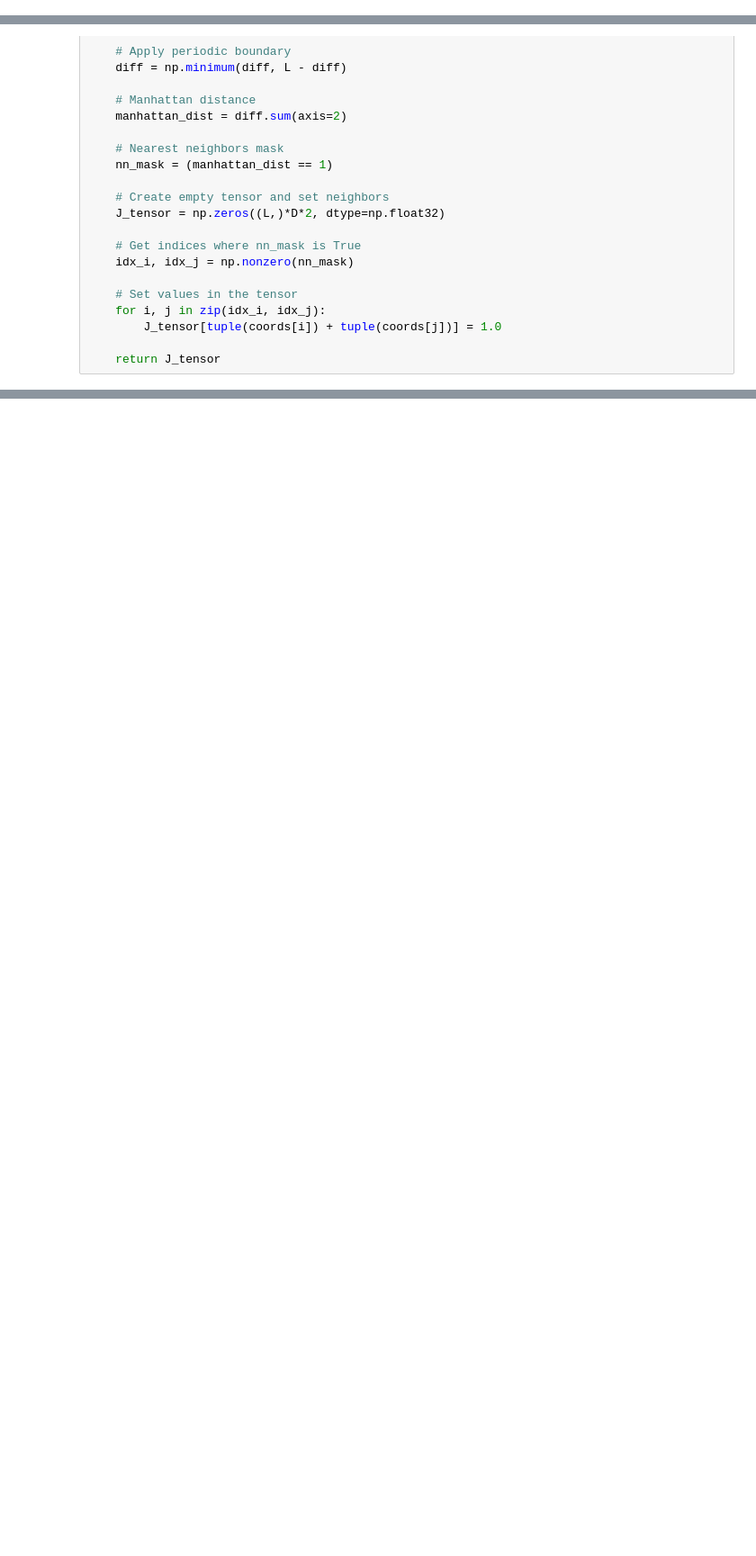
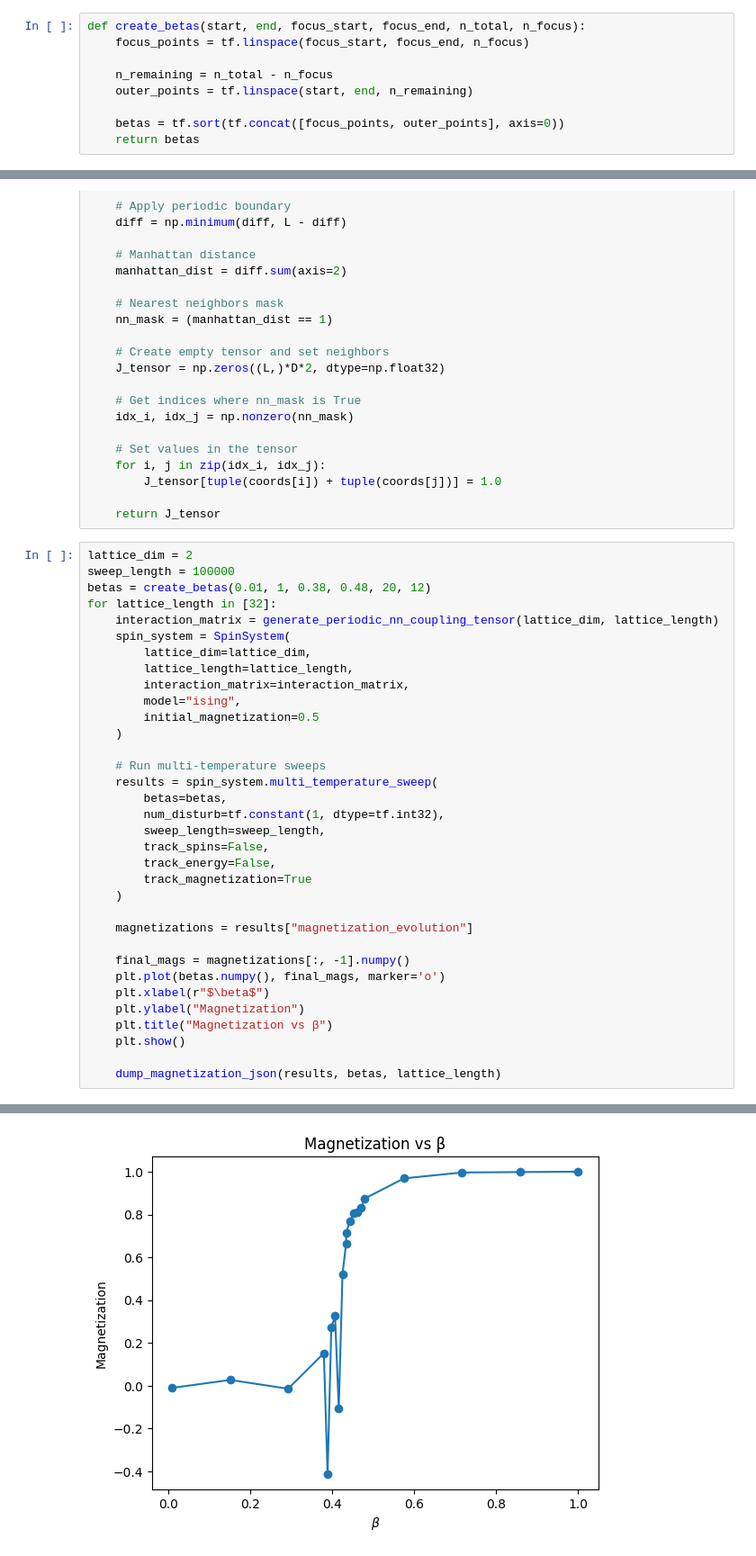
Before and after one commit to Corbanez97/spherical-model, a Jupyter notebook: notebooks/spin_system_magnetization.ipynb, the cells around one changed output, grey strips where cells are left out. Shown: that part at 90% size. Cells and saved outputs as stored; diff of their text form; blank space fills up the shorter version.

```diff
--- a/notebooks/spin_system_magnetization.ipynb
+++ b/notebooks/spin_system_magnetization.ipynb
@@ -20,3 +49,12 @@ To enable the following instructions: AVX2 AVX_VNNI FMA, in other operations, re
+# %%
+def create_betas(start, end, focus_start, focus_end, n_total, n_focus):
+    focus_points = tf.linspace(focus_start, focus_end, n_focus)
+
+    n_remaining = n_total - n_focus
+    outer_points = tf.linspace(start, end, n_remaining)
+
+    betas = tf.sort(tf.concat([focus_points, outer_points], axis=0))
+    return betas
 # %%
 
 def generate_periodic_nn_coupling_tensor(D, L):
@@ -51,3 +89,38 @@ def generate_periodic_nn_coupling_tensor(D, L):
         J_tensor[tuple(coords[i]) + tuple(coords[j])] = 1.0
 
     return J_tensor
+# %%
+lattice_dim = 2
+sweep_length = 100000
+betas = create_betas(0.01, 1, 0.38, 0.48, 20, 12)
+for lattice_length in [32]:
+    interaction_matrix = generate_periodic_nn_coupling_tensor(lattice_dim, lattice_length)
+    spin_system = SpinSystem(
+        lattice_dim=lattice_dim,
+        lattice_length=lattice_length,
+        interaction_matrix=interaction_matrix,
+        model="ising",
+        initial_magnetization=0.5
+    )
+
+    # Run multi-temperature sweeps
+    results = spin_system.multi_temperature_sweep(
+        betas=betas,
+        num_disturb=tf.constant(1, dtype=tf.int32),
+        sweep_length=sweep_length,
+        track_spins=False,
+        track_energy=False,
+        track_magnetization=True
+    )
+
+    magnetizations = results["magnetization_evolution"]
+
+    final_mags = magnetizations[:, -1].numpy()
+    plt.plot(betas.numpy(), final_mags, marker='o')
+    plt.xlabel(r"$\beta$")
+    plt.ylabel("Magnetization")
+    plt.title("Magnetization vs β")
+    plt.show()
+
+    dump_magnetization_json(results, betas, lattice_length)
+# %% [output]
@@ -54 +129,2 @@ def generate_periodic_nn_coupling_tensor(D, L):
+[figure, added]
 # %%
```
Also changed, not shown: parts of 10 cells of this notebook, 2 other files.
